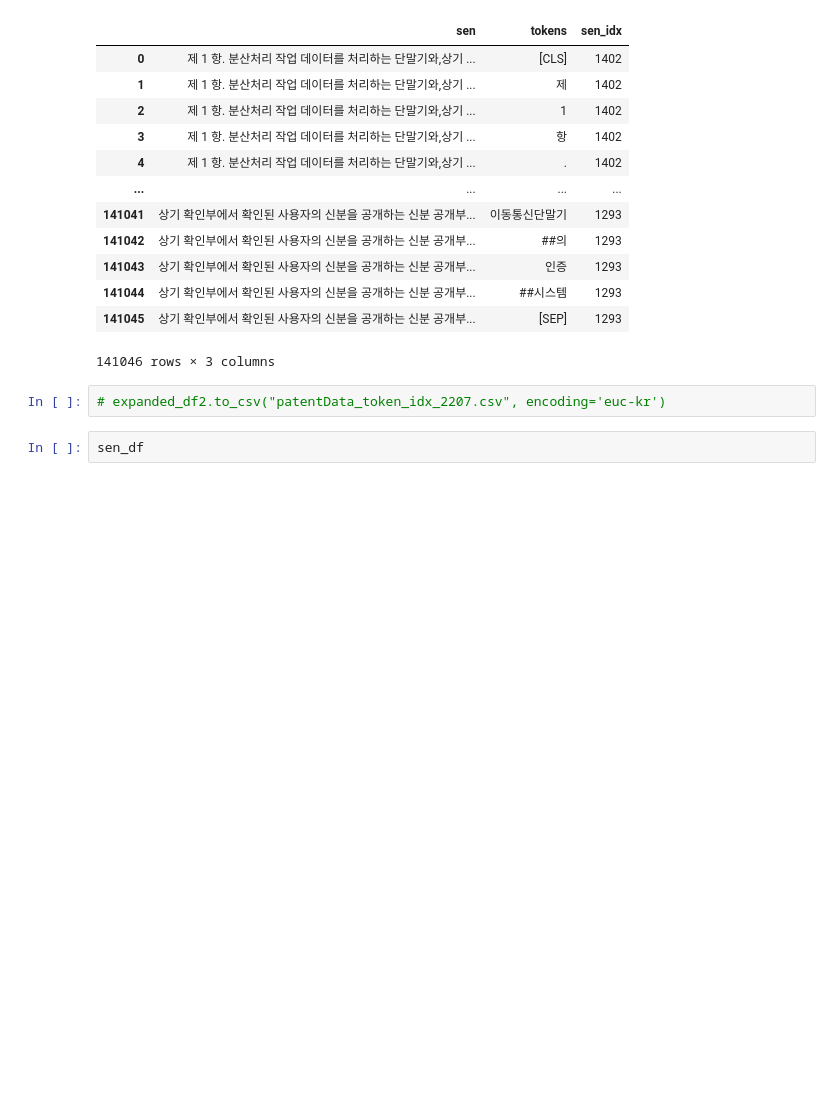
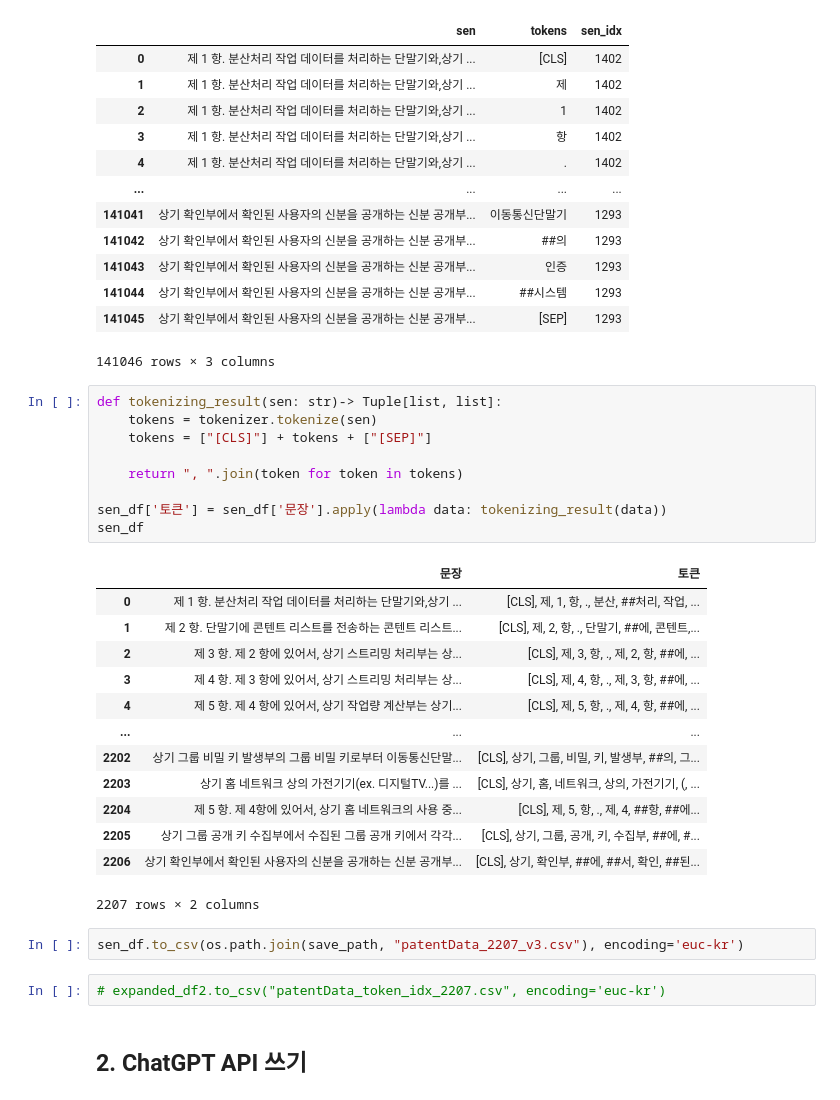
Before and after one commit to heejung-yu/patent, a Jupyter notebook: 1.data_preprocessing/sen_tokenizing.ipynb, the cells around one changed output. Drawn from its saved outputs; the diff is of its cells as text; blank space fills up the shorter version.

Commit message:
Edit: chatGPT API

```diff
--- a/1.data_preprocessing/sen_tokenizing.ipynb
+++ b/1.data_preprocessing/sen_tokenizing.ipynb
@@ -122,7 +124,32 @@ expanded_df2
 | 141044 | 상기 확인부에서 확인된 사용자의 신분을 공개하는 신분 공개부... | ##시스템 | 1293 |
 | 141045 | 상기 확인부에서 확인된 사용자의 신분을 공개하는 신분 공개부... | [SEP] | 1293 |
 141046 rows × 3 columns
+# %%
+def tokenizing_result(sen: str)-> Tuple[list, list]:
+    tokens = tokenizer.tokenize(sen)
+    tokens = ["[CLS]"] + tokens + ["[SEP]"]
+
+    return ", ".join(token for token in tokens)
+
+sen_df['토큰'] = sen_df['문장'].apply(lambda data: tokenizing_result(data))
+sen_df
+# %% [output]
+|  | 문장 | 토큰 |
+| 0 | 제 1 항. 분산처리 작업 데이터를 처리하는 단말기와,상기 ... | [CLS], 제, 1, 항, ., 분산, ##처리, 작업, ... |
+| 1 | 제 2 항. 단말기에 콘텐트 리스트를 전송하는 콘텐트 리스트... | [CLS], 제, 2, 항, ., 단말기, ##에, 콘텐트,... |
+| 2 | 제 3 항. 제 2 항에 있어서, 상기 스트리밍 처리부는 상... | [CLS], 제, 3, 항, ., 제, 2, 항, ##에, ... |
+| 3 | 제 4 항. 제 3 항에 있어서, 상기 스트리밍 처리부는 상... | [CLS], 제, 4, 항, ., 제, 3, 항, ##에, ... |
+| 4 | 제 5 항. 제 4 항에 있어서, 상기 작업량 계산부는 상기... | [CLS], 제, 5, 항, ., 제, 4, 항, ##에, ... |
+| ... | ... | ... |
+| 2202 | 상기 그룹 비밀 키 발생부의 그룹 비밀 키로부터 이동통신단말... | [CLS], 상기, 그룹, 비밀, 키, 발생부, ##의, 그... |
+| 2203 | 상기 홈 네트워크 상의 가전기기(ex. 디지털TV...)를 ... | [CLS], 상기, 홈, 네트워크, 상의, 가전기기, (, ... |
+| 2204 | 제 5 항. 제 4항에 있어서, 상기 홈 네트워크의 사용 중... | [CLS], 제, 5, 항, ., 제, 4, ##항, ##에... |
+| 2205 | 상기 그룹 공개 키 수집부에서 수집된 그룹 공개 키에서 각각... | [CLS], 상기, 그룹, 공개, 키, 수집부, ##에, #... |
+| 2206 | 상기 확인부에서 확인된 사용자의 신분을 공개하는 신분 공개부... | [CLS], 상기, 확인부, ##에, ##서, 확인, ##된... |
+2207 rows × 2 columns
+# %%
+sen_df.to_csv(os.path.join(save_path, "patentData_2207_v3.csv"), encoding='euc-kr')
 # %%
 # expanded_df2.to_csv("patentData_token_idx_2207.csv", encoding='euc-kr')
-# %%
-sen_df
+# %% [markdown]
+## 2. ChatGPT API 쓰기
```
Also changed, not shown: parts of 9 cells of this notebook, 1 other file.
